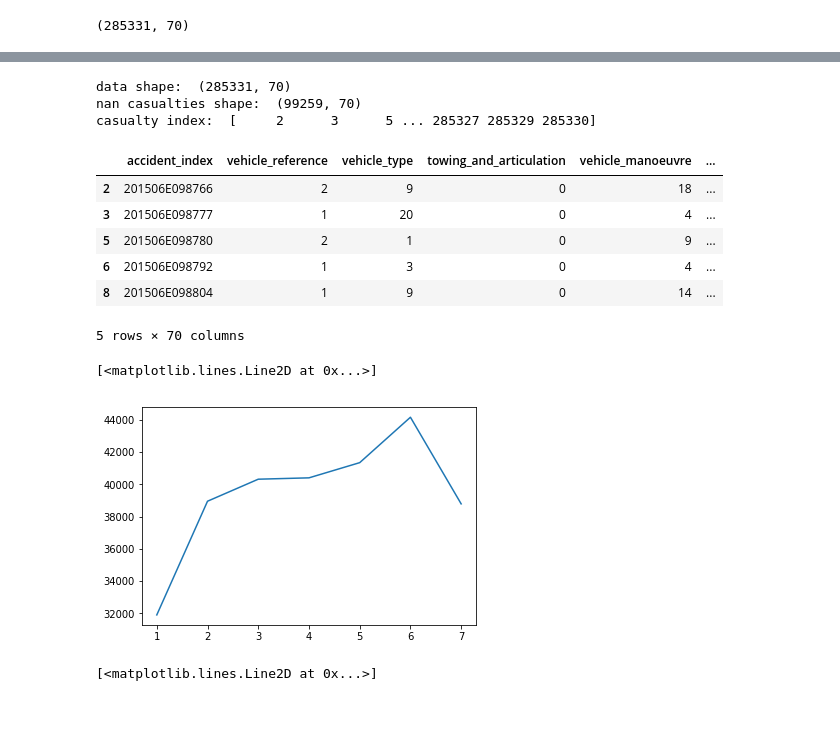
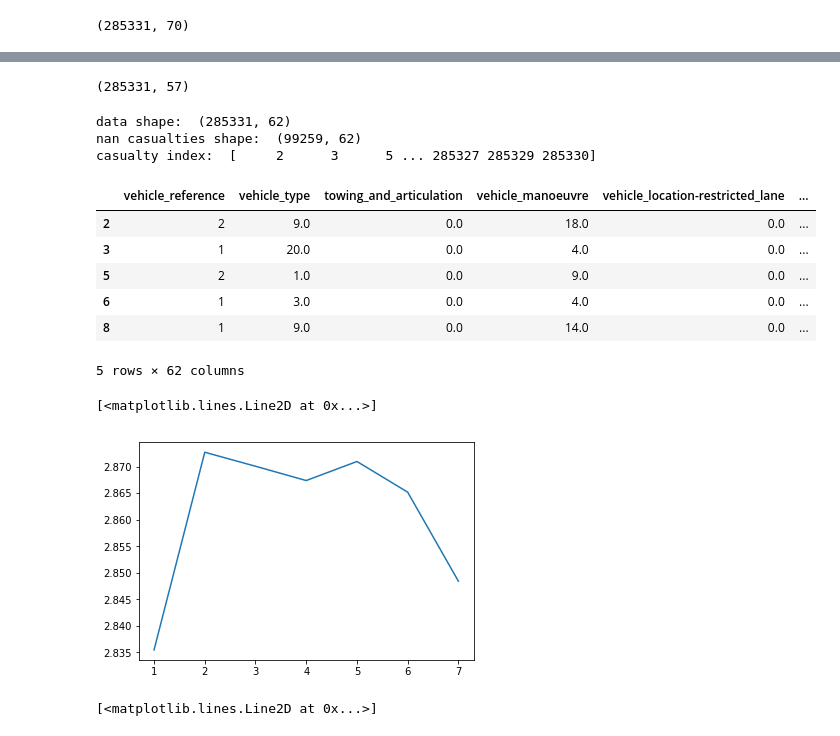
Before and after one commit to RajatRasal/Road-Accidents-Analysis-AI-Hack, a Jupyter notebook: DataCleaning.ipynb, the cells around one changed output, grey strips where cells are left out. Drawn from its saved outputs; the diff is of its cells as text; code cells hidden in the pictures.

Commit message:
Got rid of correlated columns. Reduced from 70 to 57 columns

```diff
--- a/DataCleaning.ipynb
+++ b/DataCleaning.ipynb
@@ -44,3 +114,13 @@ sns.pairplot(reduced_data)
+# %%
+data.drop('number_of_casualties', axis=1, inplace=True)
+data.drop('age_band_of_driver', axis=1, inplace=True)
+data.drop('location_easting_osgr', axis=1, inplace=True)
+data.drop('location_northing_osgr', axis=1, inplace=True)
+data.drop('local_authority_(district)', axis=1, inplace=True)
+# %%
+print(data.shape)
+# %% [output]
+(285331, 57)
 # %%
 # print(data['casualty_class'])
 # print(pd.isnull(data['casualty_class']).sum())
@@ -63,21 +143,21 @@ casualties = data.iloc[casualty_index, :]
 
 casualties.head()
 # %% [output]
-data shape:  (285331, 70)
-nan casualties shape:  (99259, 70)
+data shape:  (285331, 62)
+nan casualties shape:  (99259, 62)
 casualty index:  [     2      3      5 ... 285327 285329 285330]
-|  | accident_index | vehicle_reference | vehicle_type | towing_and_articulation | vehicle_manoeuvre | ... |
-| 2 | 201506E098766 | 2 | 9 | 0 | 18 | ... |
-| 3 | 201506E098777 | 1 | 20 | 0 | 4 | ... |
-| 5 | 201506E098780 | 2 | 1 | 0 | 9 | ... |
-| 6 | 201506E098792 | 1 | 3 | 0 | 4 | ... |
-| 8 | 201506E098804 | 1 | 9 | 0 | 14 | ... |
+|  | vehicle_reference | vehicle_type | towing_and_articulation | vehicle_manoeuvre | vehicle_location-restricted_lane | ... |
+| 2 | 2 | 9.0 | 0.0 | 18.0 | 0.0 | ... |
+| 3 | 1 | 20.0 | 0.0 | 4.0 | 0.0 | ... |
+| 5 | 2 | 1.0 | 0.0 | 9.0 | 0.0 | ... |
+| 6 | 1 | 3.0 | 0.0 | 4.0 | 0.0 | ... |
+| 8 | 1 | 9.0 | 0.0 | 14.0 | 0.0 | ... |
-5 rows × 70 columns
+5 rows × 62 columns
 # %%
-plt.plot(data.groupby('day_of_week')['casualty_class'].sum())
+plt.plot(data.groupby('day_of_week')['casualty_severity'].mean())
 # %% [output]
 [<matplotlib.lines.Line2D at 0x...>]
-[figure, old version]
+[figure, new version]
 # %%
 plt.plot(data.groupby('age_band_of_casualty')['casualty_severity'].mean())
 # %% [output]
```
Also changed, not shown: parts of 5 cells of this notebook, 1 other file.
